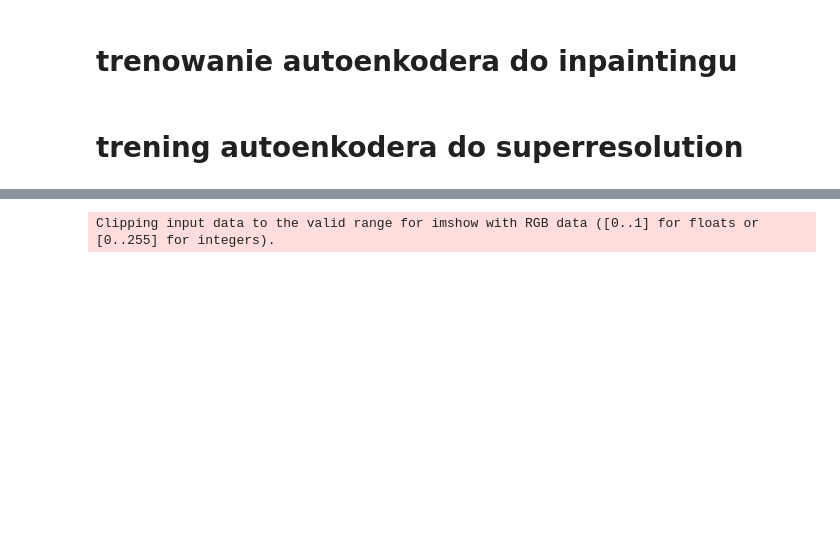
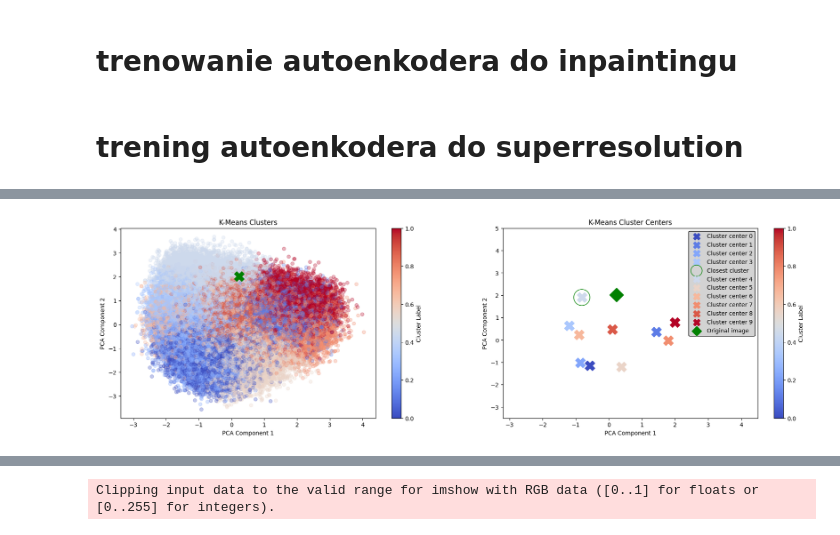
Before and after one commit to AdamKrupski/UN_project, a Jupyter notebook: UN_projekt_porzadnie.ipynb, the cells around one changed output, grey strips where cells are left out. Saved outputs shown, nothing was run; the diff lists cells and outputs as text; code cells hidden in the pictures; blank space fills up the shorter version.

```diff
--- a/UN_projekt_porzadnie.ipynb
+++ b/UN_projekt_porzadnie.ipynb
@@ -1484,0 +1189,7 @@ Error assigning test image to a cluster: too many values to unpack (expected 2)
+# %%
+test_image = test_dataset[0][0]
+pca_model_path = "pca_4_components_200_michal.pkl"
+pca = joblib.load(pca_model_path)
+
+latent_space, reduced_latent_space = extract_and_reduce_features_from_image(test_image, modified_resnet, pca, print_details=False)
+latent_space.shape, reduced_latent_space.shape
@@ -1485,3 +1200,86 @@ Error assigning test image to a cluster: too many values to unpack (expected 2)
+# %%
+def assign_cluster_with_visualization(original_image, model, kmeans, pca, reduced_latent_vectors):
+
+    try:
+
+        latent_space, reduced_latent_space = extract_and_reduce_features_from_image(original_image, model, pca)
+
+        # Cluster centers
+        cluster_centers = kmeans.cluster_centers_
+
+        # Distances between latent image reduced latent space and cluster centers
+        distances = np.linalg.norm(cluster_centers - reduced_latent_space, axis=1)
+
+        # Closest cluster
+        closest_cluster = np.argmin(distances)
+        shortest_distance = min(distances)
+
+
+
+        # Visualization
+        # Using PCA for visualization
+        pca_2d = PCA(n_components=2)
+
+        # Reduced vectors
+        reduced_vectors_2d = pca_2d.fit_transform(reduced_latent_vectors)
+
+        # Cluster centers
+        cluster_centers = kmeans.cluster_centers_
+        reduced_centers_2d = pca_2d.transform(cluster_centers)
+
+        # Original image
+        original_image_2d = pca_2d.transform(reduced_latent_space)
+        original_image_2d = original_image_2d.flatten()
+
+        # Labels and colors
+        unique_labels = np.unique(labels)
+        colors = plt.cm.get_cmap('coolwarm', len(unique_labels))
+
+        # Clusters
+        plt.figure(figsize=(22, 6))
+        plt.subplot(1, 2, 1)
+        plt.scatter(reduced_vectors_2d[:, 0], reduced_vectors_2d[:, 1], c=labels, cmap='coolwarm', marker='o', alpha=0.3)
+        plt.scatter(original_image_2d[0], original_image_2d[1], c="green", marker="X", s=300)
+        plt.title('K-Means Clusters')
+        plt.xlabel('PCA Component 1')
+        plt.ylabel('PCA Component 2')
+        plt.colorbar(label='Cluster Label')
+
+        plt.subplot(1,2,2)
+        # Dodanie centrów klastrów z odpowiednimi kolorami
+        for i, center in enumerate(reduced_centers_2d):
+            if i == closest_cluster:
+                plt.scatter(center[0], center[1], color="green", facecolor="none", marker='o', s=800, label="Closest cluster")
+            plt.scatter(center[0], center[1], color=colors(i), marker='X', s=300, label=f"Cluster center {i}")
+        # Original image
+        plt.scatter(original_image_2d[0], original_image_2d[1], c="green", marker="D", s=300, label="Original image")
+
+        # Cluster Centers
+        plt.set_cmap("coolwarm")
+        plt.title('K-Means Cluster Centers')
+        plt.xlim((-3.2, 4.5))
+        plt.ylim((-3.5, 5))
+        plt.xlabel('PCA Component 1')
+        plt.ylabel('PCA Component 2')
+        plt.colorbar(label='Cluster Label')
+        # Legend
+        legend = plt.legend(loc='upper right',  fontsize=10, facecolor='lightgrey', edgecolor='black', framealpha=1, markerscale=0.7)
+
+
+
+        plt.show()
+
+
+    except Exception as e:
+        print(f"Error assigning test image to a cluster: {e}")
+    return None #nearest_cluster
+
+reduced_latent_vectors = np.load("reduced_latent_vectors_200_michal.npy")
+
+# Example usage (ensure `test_image_reduced_latent_space` is properly defined):
+assigned_cluster = assign_cluster_with_visualization(test_image, modified_resnet, kmeans, pca, reduced_latent_vectors)
+# %% [output]
+[figure, added]
 # %%
 import joblib
 import numpy as np
```
Also changed, not shown: parts of 47 cells of this notebook, 18 other files.
